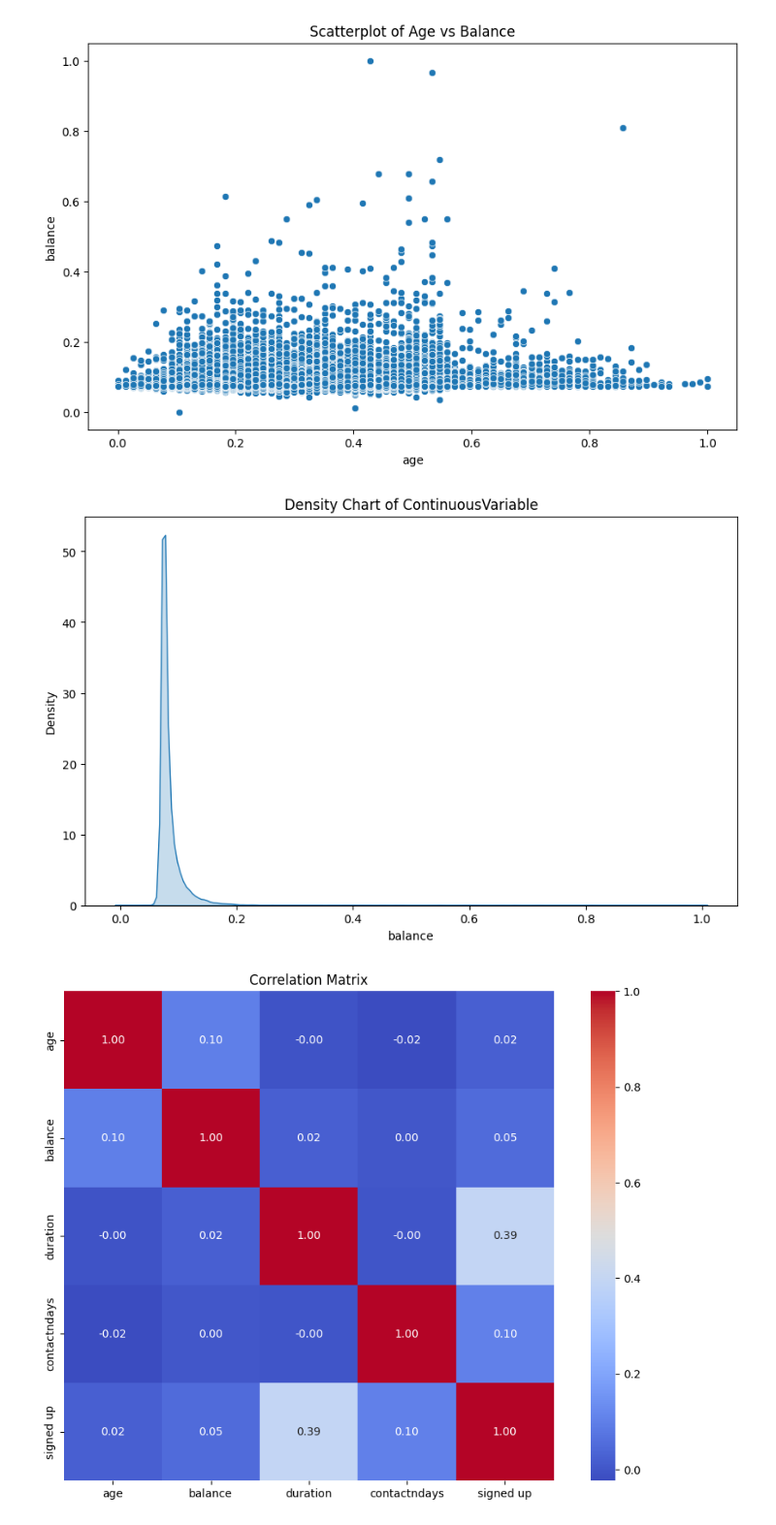
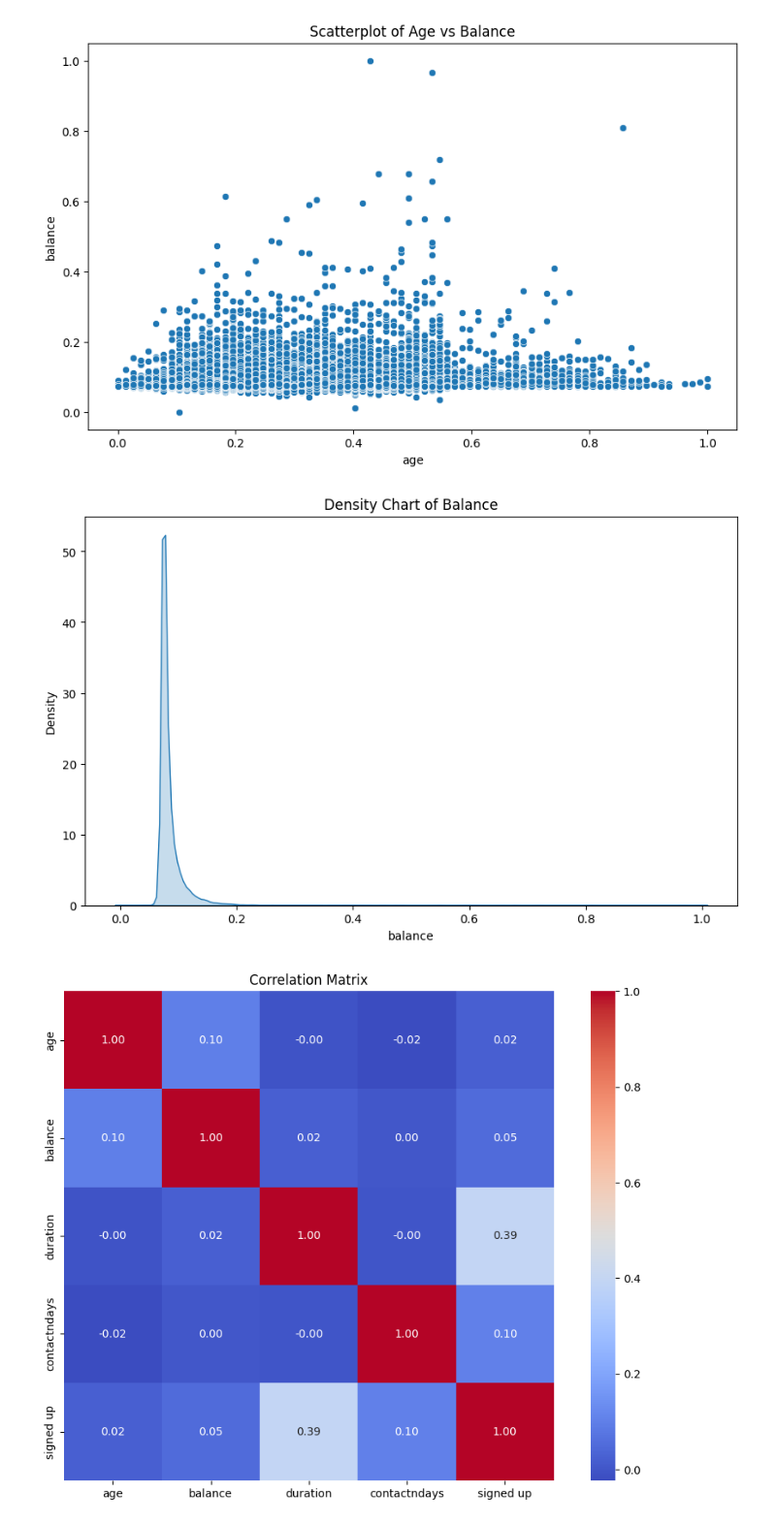
Before and after one commit to austingenova-mac/ds1001_final_AustinGenova, a Jupyter notebook: ds1001_final/notebooks/Final_Project_Notebook.ipynb, the cells around one changed output. Shown: that part at 97% size. Saved outputs shown, nothing was run; the diff lists cells and outputs as text; code cells hidden in the pictures.

```diff
--- a/ds1001_final/notebooks/Final_Project_Notebook.ipynb
+++ b/ds1001_final/notebooks/Final_Project_Notebook.ipynb
@@ -204,12 +204,12 @@ plt.show()
 # %%
 # Density chart of a continuous variable
 plt.figure(figsize=(10, 6))
 sns.kdeplot(df['balance'], fill=True)  # Replace 'ContinuousVariable' with your column name
-plt.title('Density Chart of ContinuousVariable')
+plt.title('Density Chart of Balance')
 plt.savefig('densechart.png')
 plt.show()
 # %% [output]
-[figure, old version]
+[figure, new version]
 # %%
 #Correlation matrix, make sure to only include numeric variables
 num_values = df.select_dtypes(include=['number'])
```
